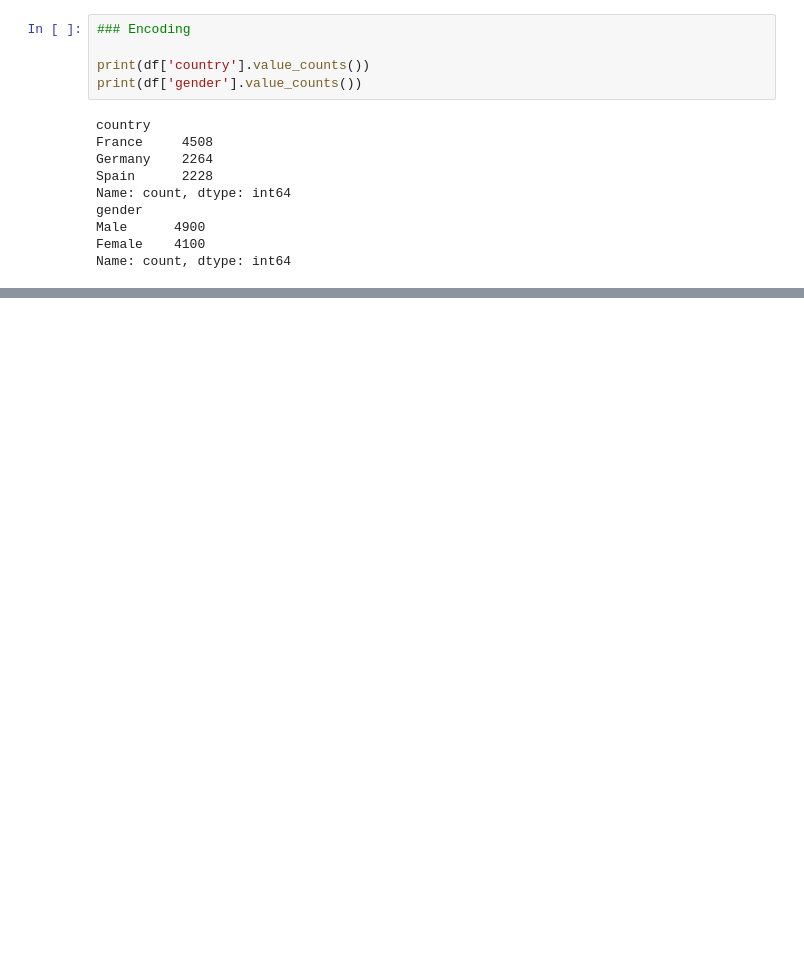
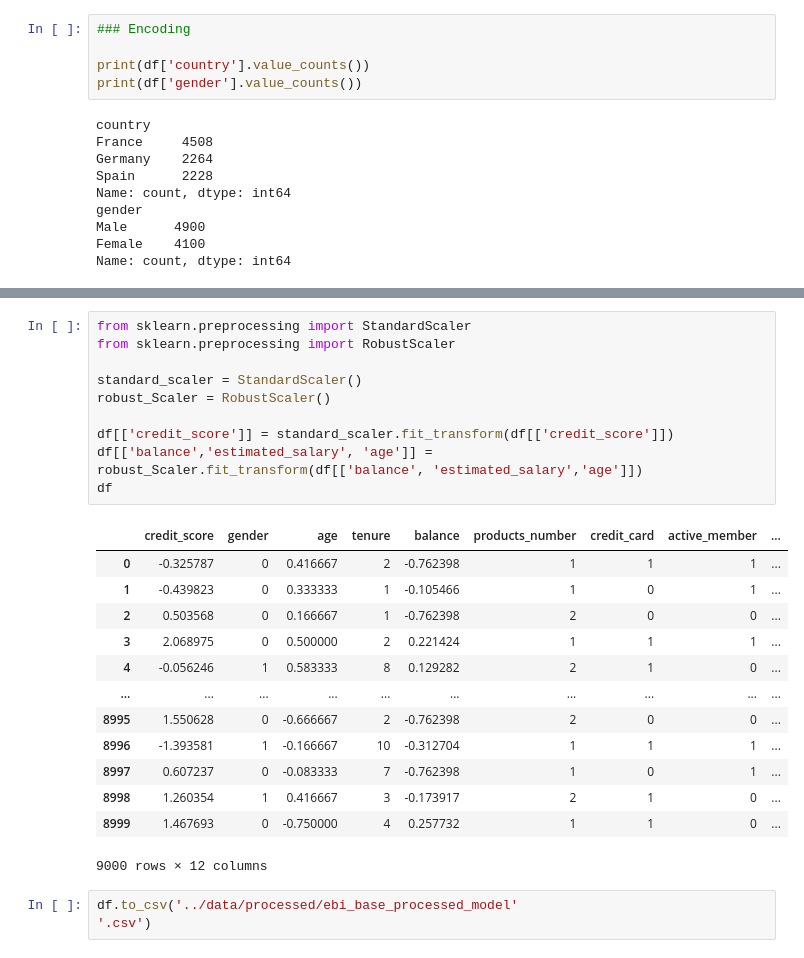
Before and after one commit to mihai20022/EuroBank_International, a Jupyter notebook: notebooks/1_data_preprocessing.ipynb, the cells around one changed output, grey strips where cells are left out. Drawn from its saved outputs; the diff is of its cells as text; blank space fills up the shorter version.

```diff
--- a/notebooks/1_data_preprocessing.ipynb
+++ b/notebooks/1_data_preprocessing.ipynb
@@ -269,0 +286,27 @@ df
+# %%
+from sklearn.preprocessing import StandardScaler
+from sklearn.preprocessing import RobustScaler
+
+standard_scaler = StandardScaler()
+robust_Scaler = RobustScaler()
+
+df[['credit_score']] = standard_scaler.fit_transform(df[['credit_score']])
+df[['balance','estimated_salary', 'age']] = robust_Scaler.fit_transform(df[['balance', 'estimated_salary','age']])
+df
+# %% [output]
+|  | credit_score | gender | age | tenure | balance | products_number | credit_card | active_member | ... |
+| 0 | -0.325787 | 0 | 0.416667 | 2 | -0.762398 | 1 | 1 | 1 | ... |
+| 1 | -0.439823 | 0 | 0.333333 | 1 | -0.105466 | 1 | 0 | 1 | ... |
+| 2 | 0.503568 | 0 | 0.166667 | 1 | -0.762398 | 2 | 0 | 0 | ... |
+| 3 | 2.068975 | 0 | 0.500000 | 2 | 0.221424 | 1 | 1 | 1 | ... |
+| 4 | -0.056246 | 1 | 0.583333 | 8 | 0.129282 | 2 | 1 | 0 | ... |
+| ... | ... | ... | ... | ... | ... | ... | ... | ... | ... |
+| 8995 | 1.550628 | 0 | -0.666667 | 2 | -0.762398 | 2 | 0 | 0 | ... |
+| 8996 | -1.393581 | 1 | -0.166667 | 10 | -0.312704 | 1 | 1 | 1 | ... |
+| 8997 | 0.607237 | 0 | -0.083333 | 7 | -0.762398 | 1 | 0 | 1 | ... |
+| 8998 | 1.260354 | 1 | 0.416667 | 3 | -0.173917 | 2 | 1 | 0 | ... |
+| 8999 | 1.467693 | 0 | -0.750000 | 4 | 0.257732 | 1 | 1 | 0 | ... |
+9000 rows × 12 columns
+# %%
+df.to_csv('../data/processed/ebi_base_processed_model'
+'.csv')
```
Also changed, not shown: parts of 4 cells of this notebook, 4 other files.
